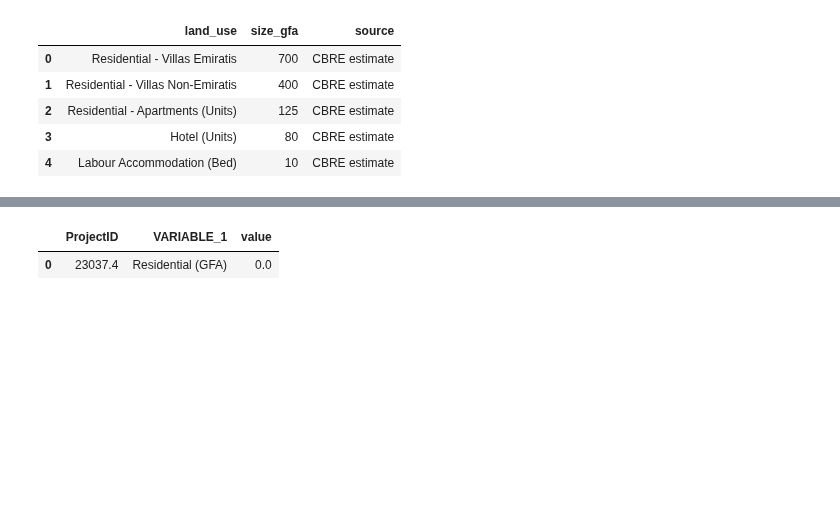
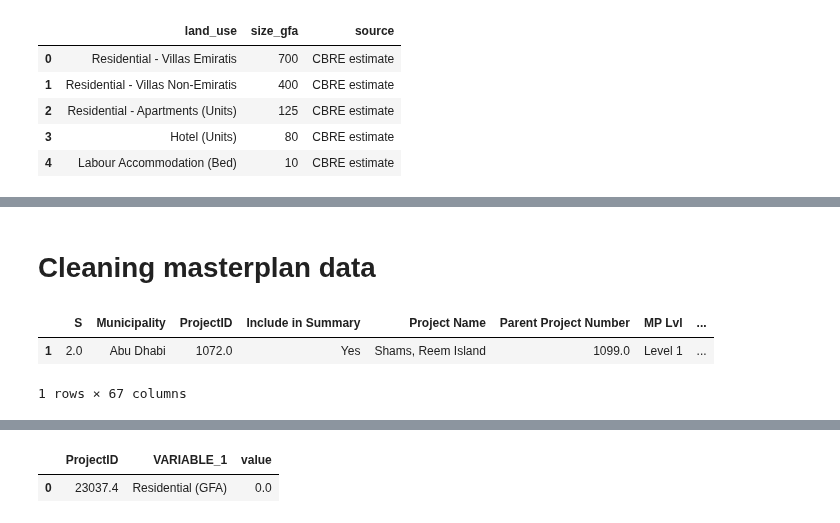
Before and after one commit to BuroHappoldLegacySoup/PlanCapitalLandModel, a Jupyter notebook: Module 1 Masterplan to TAZ Allocation.ipynb, the cells around one changed output, grey strips where cells are left out. Cells and saved outputs as stored; diff of their text form; code cells hidden in the pictures; blank space fills up the shorter version.

```diff
--- a/Module 1 Masterplan to TAZ Allocation.ipynb
+++ b/Module 1 Masterplan to TAZ Allocation.ipynb
@@ -64,0 +82,13 @@ unit_densities
+# %% [markdown]
+# Cleaning masterplan data
+# %%
+# Cleaning masterplan data
+
+masterplan_data = data_masterplan_input[~data_masterplan_input['S'].isna()] # Filtering rows without IDs in S column
+masterplan_data = masterplan_data[masterplan_data['Include in Summary'] == 'Yes'] # Filtering out MPs not to include in summary
+masterplan_data = masterplan_data[masterplan_data['Delivery Status'] != 'Completed'] # Filtering out completed masterplans
+masterplan_data.head(1)
+# %% [output]
+|  | S | Municipality | ProjectID | Include in Summary | Project Name | Parent Project Number | MP Lvl | ... |
+| 1 | 2.0 | Abu Dhabi | 1072.0 | Yes | Shams, Reem Island | 1099.0 | Level 1 | ... |
+1 rows × 67 columns
```
Also changed, not shown: parts of 12 cells of this notebook.
